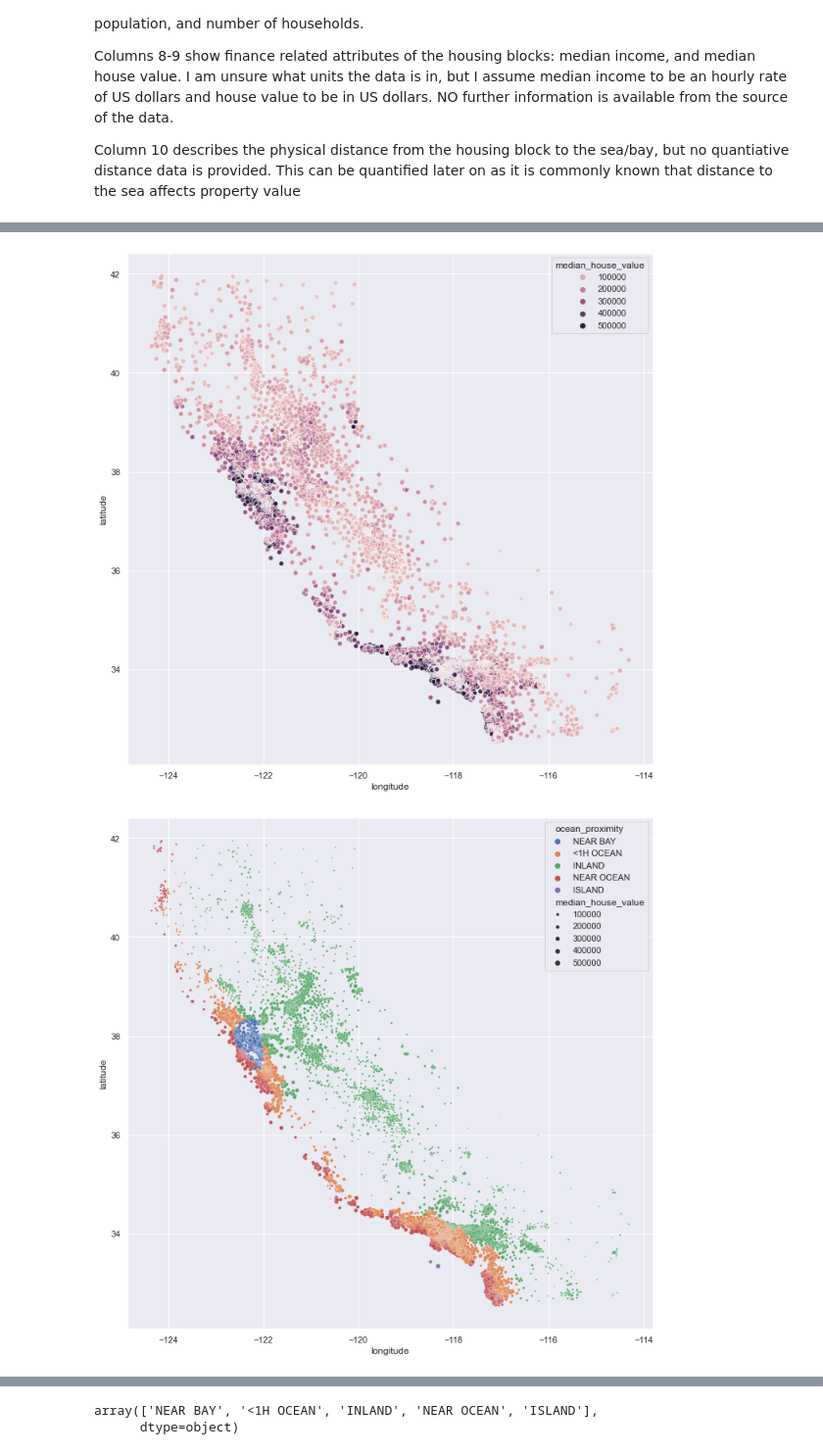
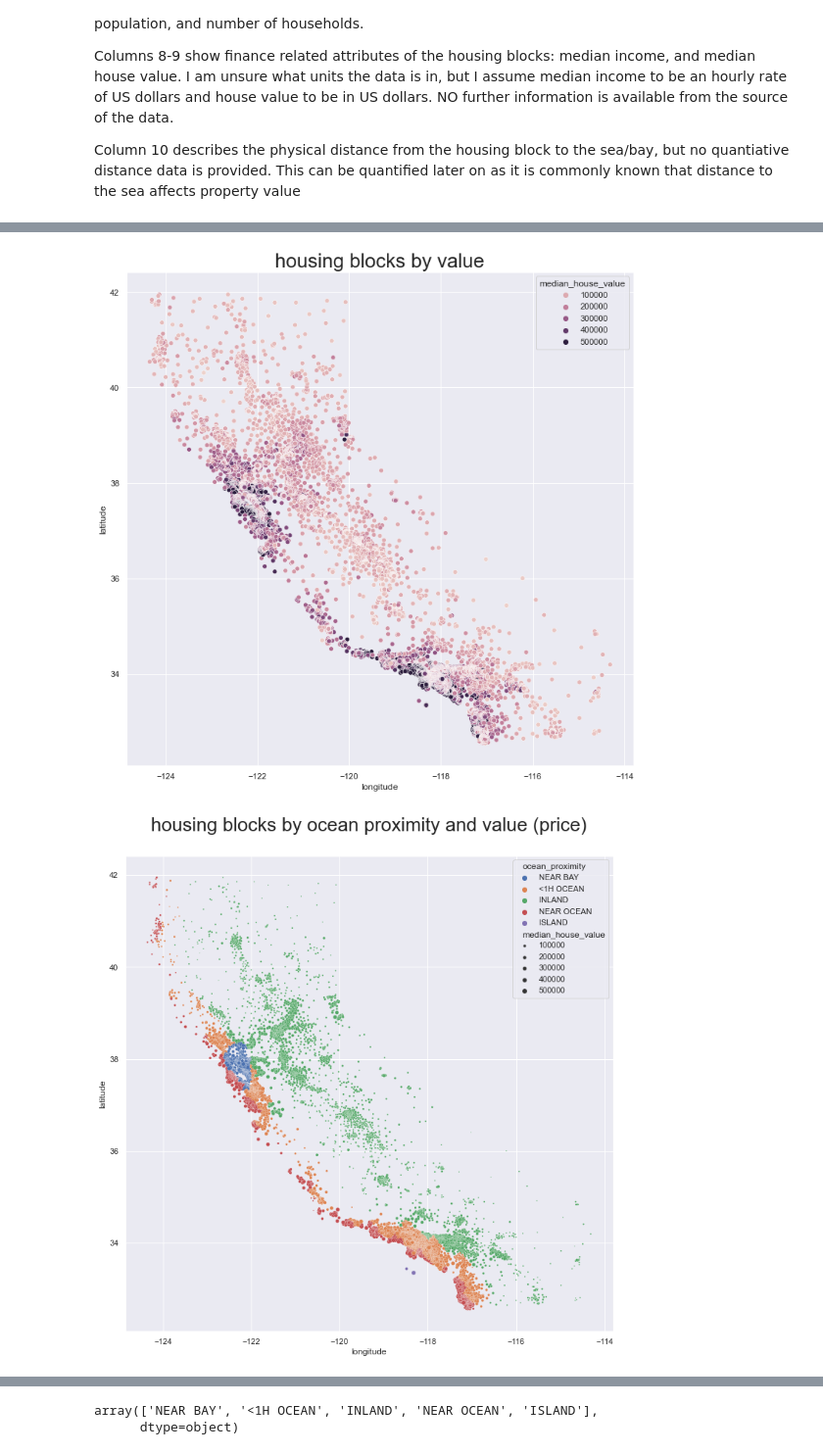
Before and after one commit to jerrold110/California-housing-price-regression, a Jupyter notebook: Data understanding I.ipynb, the cells around one changed output, grey strips where cells are left out. Shown at 98% size. Saved outputs shown, nothing was run; the diff lists cells and outputs as text; code cells hidden in the pictures.

```diff
--- a/Data understanding I.ipynb
+++ b/Data understanding I.ipynb
@@ -106,10 +117,10 @@ plt.show()
 # %%
-sns.scatterplot(data=housing, x='longitude', y='latitude', hue='median_house_value')
+sns.scatterplot(data=housing, x='longitude', y='latitude', hue='median_house_value').set_title('housing blocks by value', size=26)
 plt.show()
 # %% [output]
-[figure, old version]
+[figure, new version]
 # %%
-sns.scatterplot(data=housing, x='longitude', y='latitude', hue='ocean_proximity', size='median_house_value', sizes=(1,30))
+sns.scatterplot(data=housing, x='longitude', y='latitude', hue='ocean_proximity', size='median_house_value', sizes=(1,30)).set_title('housing blocks by ocean proximity and value (price)\n',size=26)
 plt.show()
 # %% [output]
-[figure, old version]
+[figure, new version]
```
Also changed, not shown: parts of 21 cells of this notebook, 3 other files.
